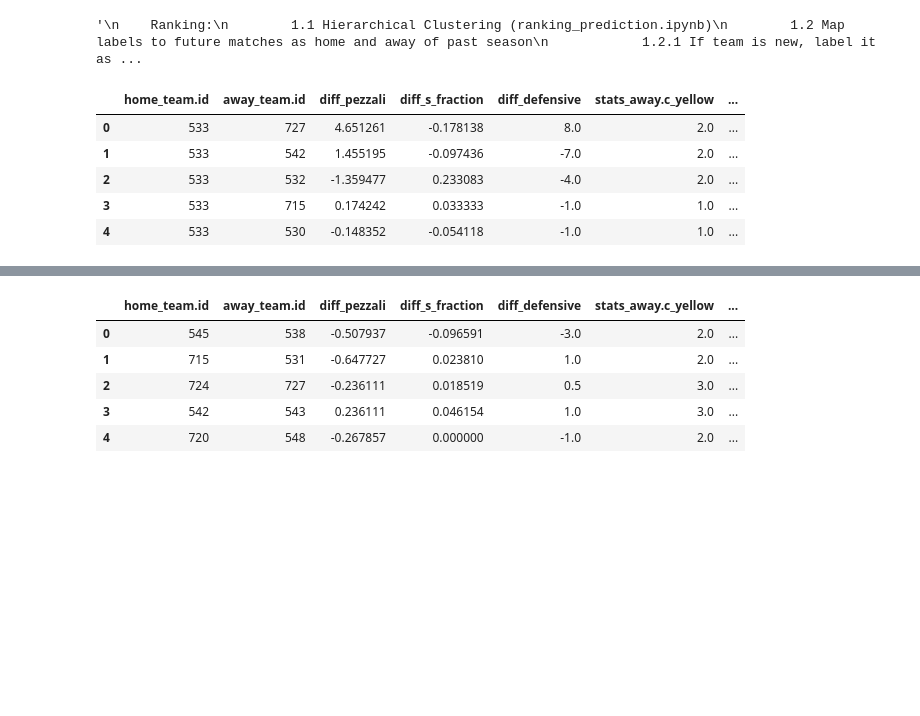
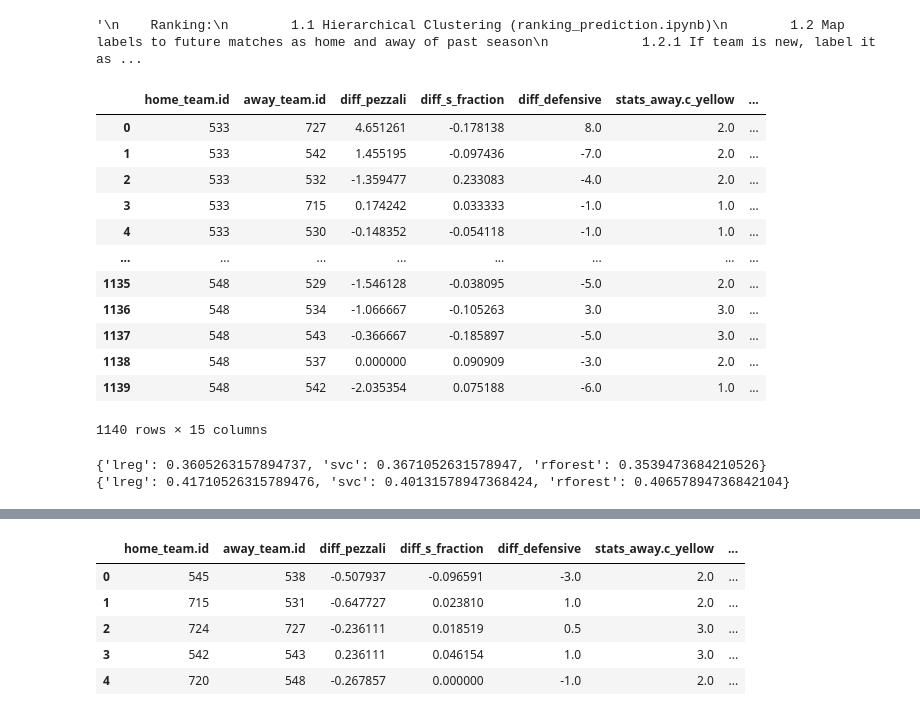
Before and after one commit to clarismiranda/Statsfootball, a Jupyter notebook: ultimate_prediction.ipynb, the cells around one changed output, grey strips where cells are left out. Saved outputs shown, nothing was run; the diff lists cells and outputs as text; code cells hidden in the pictures; blank space fills up the shorter version.

```diff
--- a/ultimate_prediction.ipynb
+++ b/ultimate_prediction.ipynb
@@ -55,9 +56,8 @@ def HierarchicalClustering(data, label):
 
 #Returns a dictionary with the clusters in the form
 #"id": "season" : point -> Attr object
-def dct_clusters(Z, coph_matrix, dendo_label, criterion='distance'):
+def dct_clusters(dct_clusters, Z, coph_matrix, dendo_label, criterion='distance'):
     clusters = fcluster(Z, t=coph_matrix[0], criterion=criterion)
-    dct_clusters = dict()
     for i in range(0, len(dendo_label)):
         point = ranking.Attr(dendo_label[i], clusters[i])
         if point.value2 not in dct_clusters:
@@ -68,7 +68,7 @@ def dct_clusters(Z, coph_matrix, dendo_label, criterion='distance'):
     return dct_clusters, clusters
 
 # Return the cluster of an specific type
-def get_cluster_of_type(country, league, seasons, target_col, clean_type):
+def get_cluster_of_type(all_dct, country, league, seasons, target_col, clean_type):
     # Data initialization
     data, column_names = ranking.concat_data(country, league, seasons, target_col, clean_type)
     all_data, all_season, all_names, all_target = ranking.get_all_data(data, len(target_col))
@@ -76,7 +76,7 @@ def get_cluster_of_type(country, league, seasons, target_col, clean_type):
     all_data = preprocessing.StandardScaler().fit_transform(all_data)
     dendo_label = ranking.label_team_season(all_names, all_season)
     Z, coph_matrix, coph = HierarchicalClustering(all_data, dendo_label)
-    all_dct, all_lst = dct_clusters(Z, coph_matrix, dendo_label)
+    all_dct, all_lst = dct_clusters(all_dct, Z, coph_matrix, dendo_label)
     return all_dct
 
 #Returns three clusters as: overall, home and away performance
@@ -84,12 +84,18 @@ def get_clusters(country, league, curr_week, season, year_window=1):
     # Historicity: multi season directory
     start_season = season
     seasons = list(range(start_season, start_season - year_window, -1))
+    seasons = sorted(seasons, reverse=True)
     # Targets
     target_col = ["rank", "points", "description"]
     # Gets the dictionary
-    overall_dct = get_cluster_of_type(country, league, seasons, target_col, clean_type=None)
-    home_dct = get_cluster_of_type(country, league, seasons, target_col, clean_type='home')
-    away_dct = get_cluster_of_type(country, league, seasons, target_col, clean_type='away')
+    overall_dct = dict()
+    home_dct = dict()
+    away_dct = dict()
+    for season in seasons:
+        season = [season]
+        overall_dct = get_cluster_of_type(overall_dct, country, league, season, target_col, clean_type=None)
+        home_dct = get_cluster_of_type(home_dct, country, league, season, target_col, clean_type='home')
+        away_dct = get_cluster_of_type(away_dct, country, league, season, target_col, clean_type='away')
     return (overall_dct, home_dct, away_dct)
 # %%
 """
@@ -99,6 +105,7 @@ def get_statistics(country, league, curr_week, season, year_window=1):
     # Historicity: multi season directory
     start_season = season
     seasons = list(range(start_season, start_season - year_window, -1))
+    seasons = sorted(seasons, reverse=True)
     # Data initialization
     data = []
     for season in seasons:
@@ -157,14 +156,3 @@ statistics_training, statistics_to_test, target = get_statistics(country, league
-# %%
-# Maps previous years data with ranking clusters
-statistics_training = get_data(dct, statistics_training, season)
-statistics_training.head(5)
-# %% [output]
-|  | home_team.id | away_team.id | diff_pezzali | diff_s_fraction | diff_defensive | stats_away.c_yellow | ... |
-| 0 | 533 | 727 | 4.651261 | -0.178138 | 8.0 | 2.0 | ... |
-| 1 | 533 | 542 | 1.455195 | -0.097436 | -7.0 | 2.0 | ... |
-| 2 | 533 | 532 | -1.359477 | 0.233083 | -4.0 | 2.0 | ... |
-| 3 | 533 | 715 | 0.174242 | 0.033333 | -1.0 | 1.0 | ... |
-| 4 | 533 | 530 | -0.148352 | -0.054118 | -1.0 | 1.0 | ... |
 # %%
 def get_median(df):
     # GET median for team_home.stats_home. team_home.stats_away. team_away.stats_home. team_away.stats_away.
@@ -230,3 +232,35 @@ def create_test_set(df, teams, season):
     # For non existing teams (this means ascending teams fil with median of column)
     test_set = test_set.apply(lambda x: x.fillna(x.median()),axis=0)
     return test_set
+# %%
+"""
+    Everything to retrieve the data
+"""
+country = 'ES'
+league = '140'
+curr_week = 38
+season = 2019
+
+# Dictionary for the clusters (clusters from 2016 - 2019)
+dct = get_clusters(country, league, curr_week, season, year_window=4)
+
+# Dataframe for the match (test from 2017 to 2019)
+statistics_training, statistics_to_test, target = get_statistics(country, league, curr_week, season, year_window=3)
+# Maps previous years data with ranking clusters
+statistics_training = get_data(dct, statistics_training)
+# %%
+statistics_training
+# %% [output]
+|  | home_team.id | away_team.id | diff_pezzali | diff_s_fraction | diff_defensive | stats_away.c_yellow | ... |
+| 0 | 533 | 727 | 4.651261 | -0.178138 | 8.0 | 2.0 | ... |
+| 1 | 533 | 542 | 1.455195 | -0.097436 | -7.0 | 2.0 | ... |
+| 2 | 533 | 532 | -1.359477 | 0.233083 | -4.0 | 2.0 | ... |
+| 3 | 533 | 715 | 0.174242 | 0.033333 | -1.0 | 1.0 | ... |
+| 4 | 533 | 530 | -0.148352 | -0.054118 | -1.0 | 1.0 | ... |
+| ... | ... | ... | ... | ... | ... | ... | ... |
+| 1135 | 548 | 529 | -1.546128 | -0.038095 | -5.0 | 2.0 | ... |
+| 1136 | 548 | 534 | -1.066667 | -0.105263 | 3.0 | 3.0 | ... |
+| 1137 | 548 | 543 | -0.366667 | -0.185897 | -5.0 | 3.0 | ... |
+| 1138 | 548 | 537 | 0.000000 | 0.090909 | -3.0 | 2.0 | ... |
+| 1139 | 548 | 542 | -2.035354 | 0.075188 | -6.0 | 1.0 | ... |
+1140 rows × 15 columns
@@ -232,0 +383,11 @@ def create_test_set(df, teams, season):
+# %%
+# Dataframe for the match (test from 2017 to 2019)
+up_to_season = 2019
+year_window = 3 #2019, 2018 +1 because 2017 needs information about 2016
+#accuracy = custom_test(dct, statistics_to_test, up_to_season, year_window, pezzali=True)
+#print(accuracy)
+accuracy = custom_test(dct, statistics_to_test, up_to_season, year_window, pezzali=False)
+print(accuracy)
+# %% [output]
+{'lreg': 0.3605263157894737, 'svc': 0.3671052631578947, 'rforest': 0.3539473684210526}
+{'lreg': 0.41710526315789476, 'svc': 0.40131578947368424, 'rforest': 0.40657894736842104}
```
Also changed, not shown: parts of 18 cells of this notebook, 2 other files.
